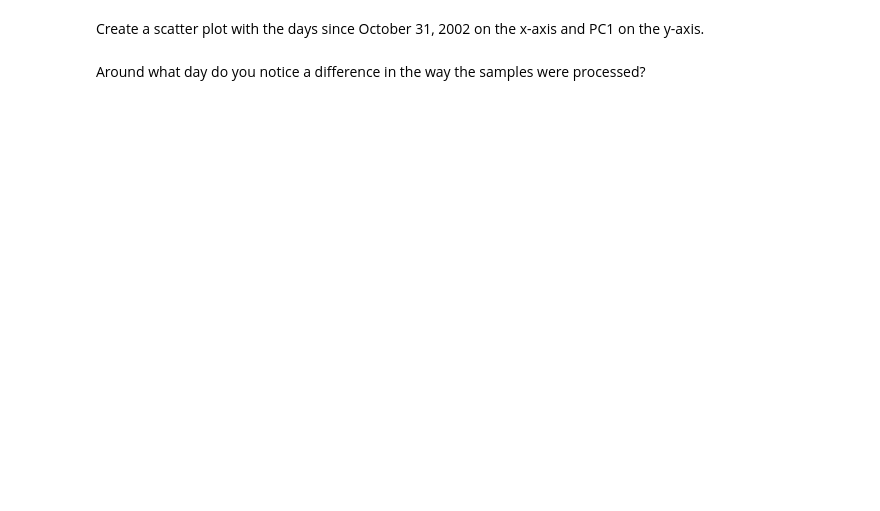
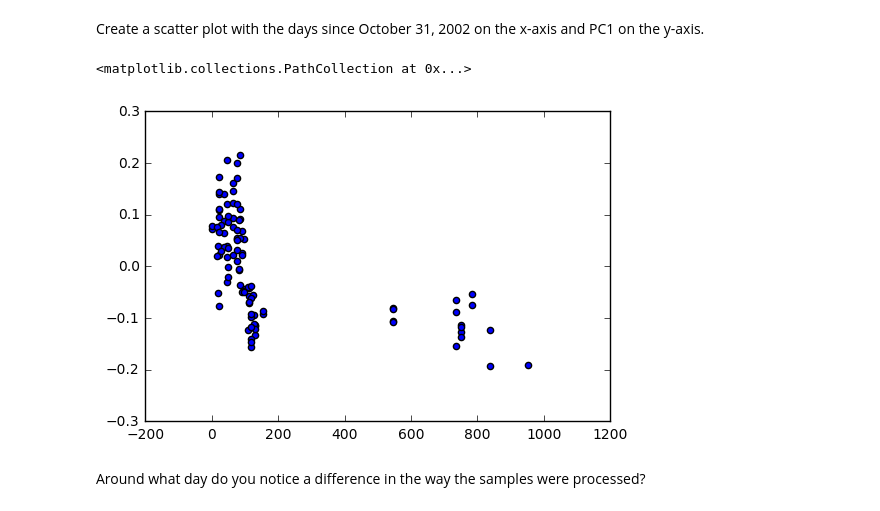
Before and after one commit to mtheartattack/2014, a Jupyter notebook: homework/HW2.ipynb, the cells around one changed output. Cells and saved outputs as stored; diff of their text form; code cells hidden in the pictures; blank space fills up the shorter version.

```diff
--- a/homework/HW2.ipynb
+++ b/homework/HW2.ipynb
@@ -359,2 +413,8 @@ Create a scatter plot with the days since October 31, 2002 on the x-axis and PC1
+# %%
+#your code here
+plt.scatter(sampleinfoCEU['elapsedInDays'].astype('timedelta64[D]').astype(int), pca1.components_[0])
+# %% [output]
+<matplotlib.collections.PathCollection at 0x...>
+[figure, added]
 # %% [markdown]
 Around what day do you notice a difference in the way the samples were processed?
```
Also changed, not shown: parts of 42 cells of this notebook.
